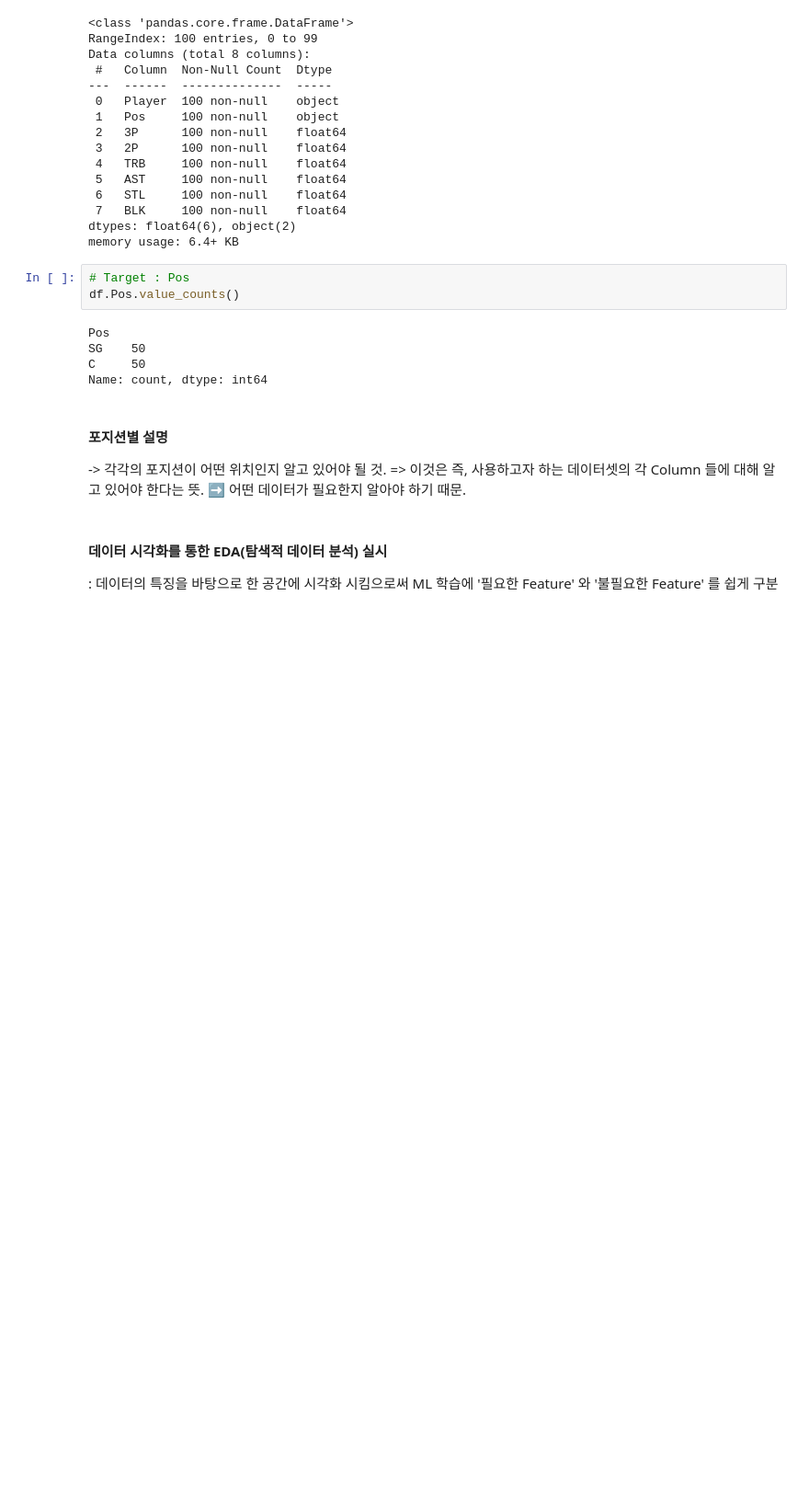
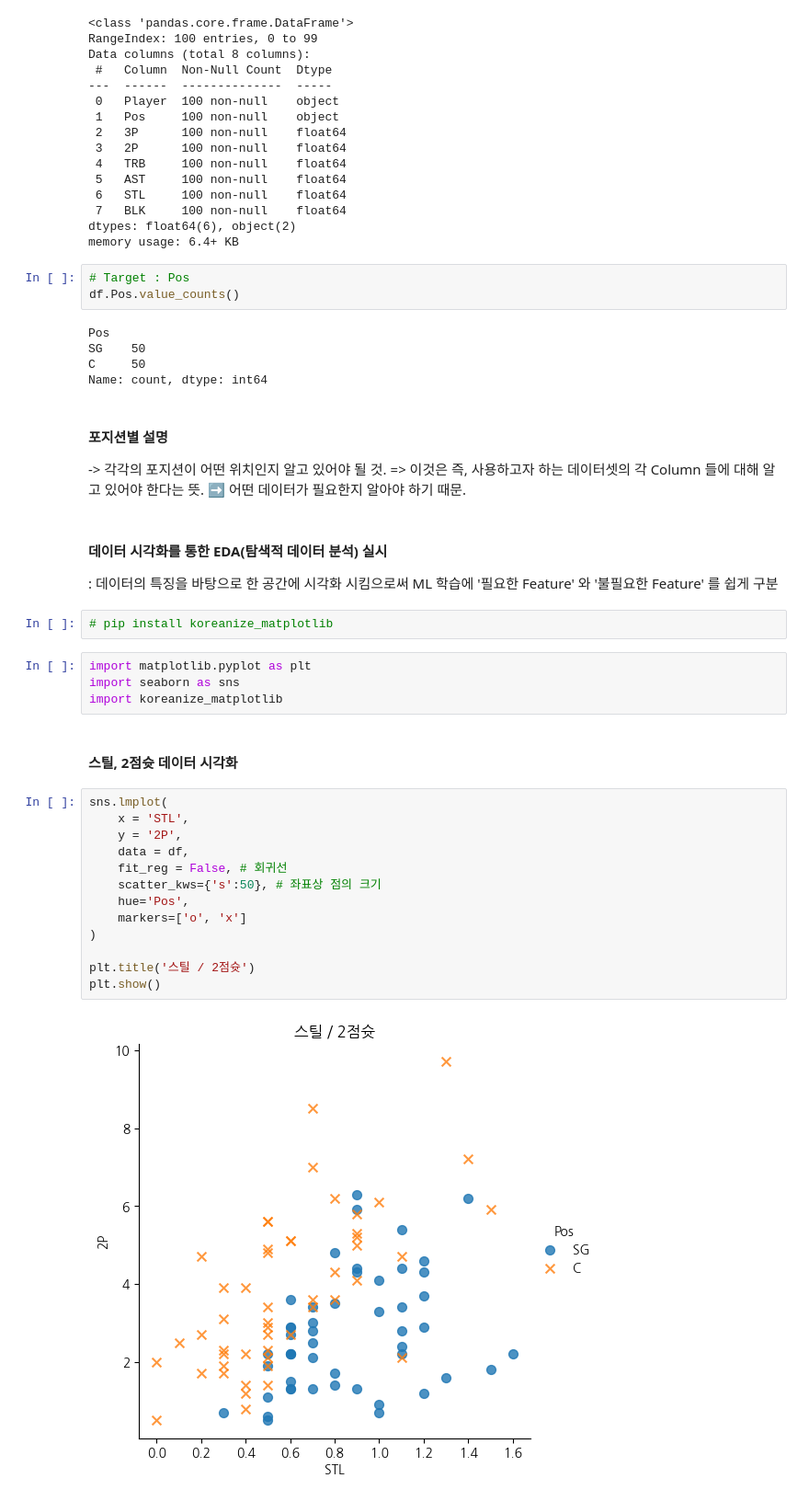
Before and after one commit to Sphen1sc1dae/MachineLearning, a Jupyter notebook: Note/10.ipynb, the cells around one changed output. Shown at 92% size. Cells and saved outputs as stored; diff of their text form; blank space fills up the shorter version.

```diff
--- a/Note/10.ipynb
+++ b/Note/10.ipynb
@@ -54,3 +54,26 @@ Name: count, dtype: int64
 # %% [markdown]
 #### 데이터 시각화를 통한 EDA(탐색적 데이터 분석) 실시
 : 데이터의 특징을 바탕으로 한 공간에 시각화 시킴으로써 ML 학습에 '필요한 Feature' 와 '불필요한 Feature' 를 쉽게 구분
+# %%
+# pip install koreanize_matplotlib
+# %%
+import matplotlib.pyplot as plt
+import seaborn as sns
+import koreanize_matplotlib
+# %% [markdown]
+#### 스틸, 2점슛 데이터 시각화
+# %%
+sns.lmplot(
+    x = 'STL',
+    y = '2P',
+    data = df,
+    fit_reg = False, # 회귀선
+    scatter_kws={'s':50}, # 좌표상 점의 크기
+    hue='Pos',
+    markers=['o', 'x']
+)
+
+plt.title('스틸 / 2점슛')
+plt.show()
+# %% [output]
+[figure, added]
```
Also changed, not shown: parts of 14 cells of this notebook, 1 other file.
